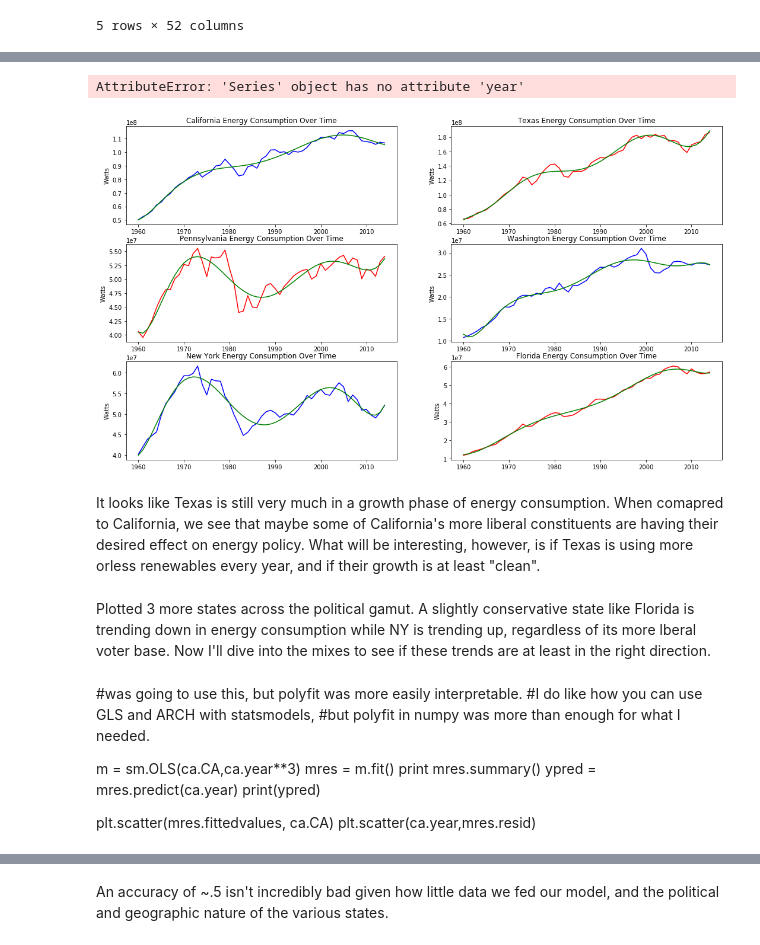
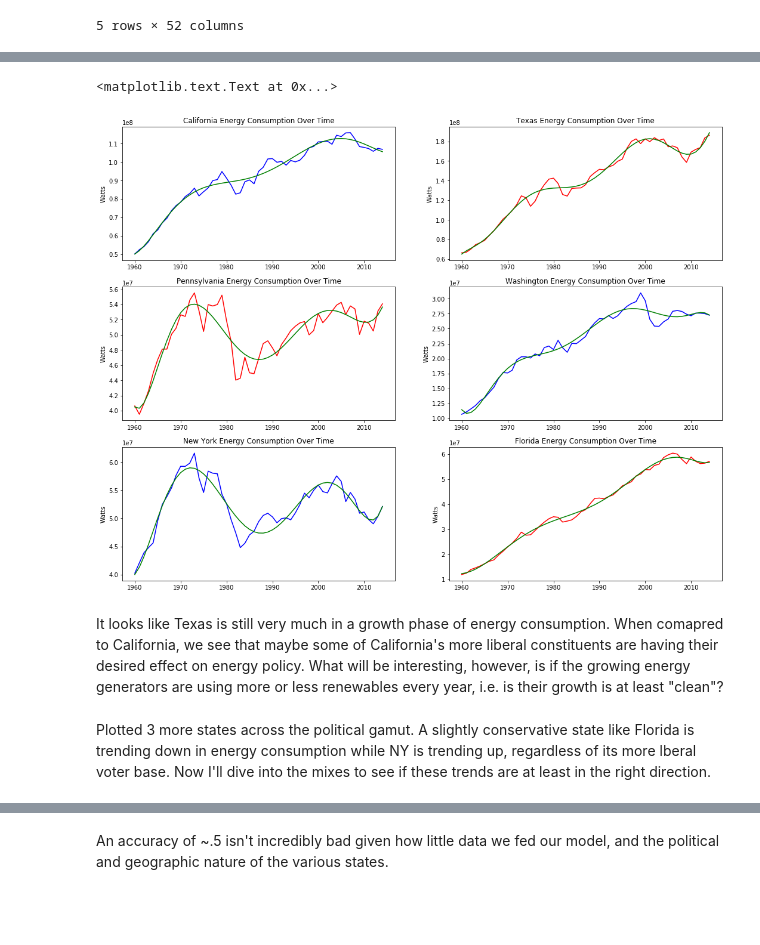
Before and after one commit to JackNDwyer/Capstone, a Jupyter notebook: Capstone_Analysis Rough Draft.ipynb, the cells around one changed output, grey strips where cells are left out. Cells and saved outputs as stored; diff of their text form; code cells hidden in the pictures; blank space fills up the shorter version.

```diff
--- a/Capstone_Analysis Rough Draft.ipynb
+++ b/Capstone_Analysis Rough Draft.ipynb
@@ -54,16 +60,17 @@ yfitca = np.polyval(p,ca.year)
 fig = plt.figure(figsize=(18, 14))
 
 #Plotting our fit on top of our data for California
-plt.subplot(4,2,1)
+plt.subplot(3,2,1)
 plt.plot(ca.year,ca.CA, label='data', c = 'b')
 plt.plot(ca.year,yfitca, label='fit', c = 'g')
 plt.title('California Energy Consumption Over Time')
 plt.ylabel('Watts')
 
+
 #Doing it for the other powerhouse state, TEXAS
 p, res, _, _, _ = np.polyfit(x = tx.year, y= tx.TX, deg=40, full = True)
 yfittx = np.polyval(p,ca.year)
-plt.subplot(4,2,2)
+plt.subplot(3,2,2)
 plt.plot(tx.year,tx.TX, label='data', c = 'r')
 plt.plot(tx.year,yfittx, label='fit', c = 'g')
 plt.title('Texas Energy Consumption Over Time')
@@ -72,67 +79,46 @@ plt.ylabel('Watts')
 #Pennsylvania has been a historically densely populated, industrial state, so I wanted to take a look
 p, res, _, _, _ = np.polyfit(x = pa.year, y= pa.PA, deg=22, full = True)
 yfitpa = np.polyval(p,pa.year)
-plt.subplot(4,2,3)
+plt.subplot(3,2,3)
 plt.plot(pa.year,pa.PA, label='data', c = 'r')
 plt.plot(pa.year,yfitpa, label='fit', c = 'g')
 plt.title('Pennsylvania Energy Consumption Over Time')
 plt.ylabel('Watts')
 
+
 #Washington has access to a lot of hydro power, and a very diverse political climate
 p, res, _, _, _ = np.polyfit(x = wa.year, y= wa.WA, deg=20, full = True)
 yfitwa = np.polyval(p,wa.year)
-plt.subplot(4,2,4)
+plt.subplot(3,2,4)
 plt.plot(wa.year,wa.WA, label='data', c = 'b')
 plt.plot(wa.year,yfitwa, label='fit', c = 'g')
 plt.title('Washington Energy Consumption Over Time')
 plt.ylabel('Watts')
 
+
 #Can't leave out the big apple. Uptick at the end is very intersting, but I think on a less myopic scale,
 #we'd likely see a trend downward.
 p, res, _, _, _ = np.polyfit(x = ny.year, y= ny.NY, deg=8, full = True)
 yfitny = np.polyval(p,ny.year)
-plt.subplot(4,2,5)
+plt.subplot(3,2,5)
 plt.plot(ny.year,ny.NY, label='data', c ='b')
 plt.plot(ny.year,yfitny, label='fit', c = 'g')
 plt.title('New York Energy Consumption Over Time')
 plt.ylabel('Watts')
 
+
 #And of course Florida. Pretty politically moderate state, with a large population.
 p, res, _, _, _ = np.polyfit(x = fl.year, y= fl.FL, deg=25, full = True)
 yfitfl = np.polyval(p,fl.year)
-plt.subplot(4,2,6)
+plt.subplot(3,2,6)
 plt.plot(fl.year,fl.FL, label='data', c = 'r')
 plt.plot(fl.year,yfitfl, label='fit', c = 'g')
 plt.title('Florida Energy Consumption Over Time')
 plt.ylabel('Watts')
-
-#Now for the entire country
-p, res, _, _, _ = np.polyfit(x = USGEN.year, y= USGEN.American_Consumption, deg=25, full = True)
-yfitfl = np.polyval(p,USGEN.year)
-plt.subplot(4,2,7)
-plt.plot(USGEN.year,USGEN.American_Consumption, label='data', c = 'r', linestyle = '-')
-plt.plot(USGEN.year,USGEN.American_Consumption, label='data', c = 'b', linestyle = '--')
-plt.plot(USGEN.year,yfitfl, label='fit')
-plt.title('American Energy Consumption Over Time')
-plt.ylabel('Watts')
 # %% [output]
-AttributeError: 'Series' object has no attribute 'year'
+<matplotlib.text.Text at 0x...>
-[figure, old version]
+[figure, new version]
 # %% [markdown]
-It looks like Texas is still very much in a growth phase of energy consumption. When comapred to California, we see that maybe some of California's more liberal constituents are having their desired effect on energy policy. What will be interesting, however, is if Texas is using more orless renewables every year, and if their growth is at least "clean".
+It looks like Texas is still very much in a growth phase of energy consumption. When comapred to California, we see that maybe some of California's more liberal constituents are having their desired effect on energy policy. What will be interesting, however, is if the growing energy generators are using more or less renewables every year, i.e. is their growth is at least "clean"?
 # %% [markdown]
 Plotted 3 more states across the political gamut. A slightly conservative state like Florida is trending down in energy consumption while NY is trending up, regardless of its more lberal voter base. Now I'll dive into the mixes to see if these trends are at least in the right direction.
-# %% [markdown]
-#was going to use this, but polyfit was more easily interpretable.
-#I do like how you can use GLS and ARCH with statsmodels,
-#but polyfit in numpy was more than enough for what I needed.
-
-
-m = sm.OLS(ca.CA,ca.year**3)
-mres = m.fit()
-print mres.summary()
-ypred = mres.predict(ca.year)
-print(ypred)
-
-plt.scatter(mres.fittedvalues, ca.CA)
-plt.scatter(ca.year,mres.resid)
```
Also changed, not shown: parts of 34 cells of this notebook, 2 other files.
